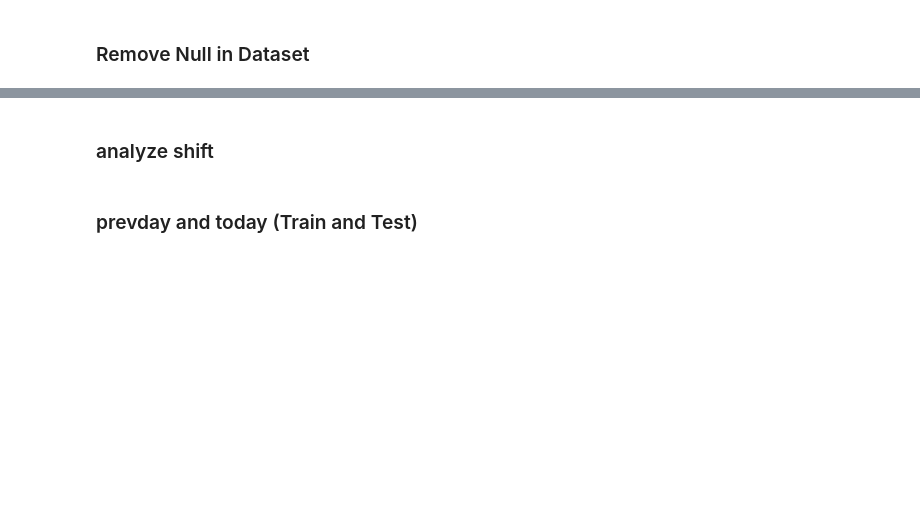
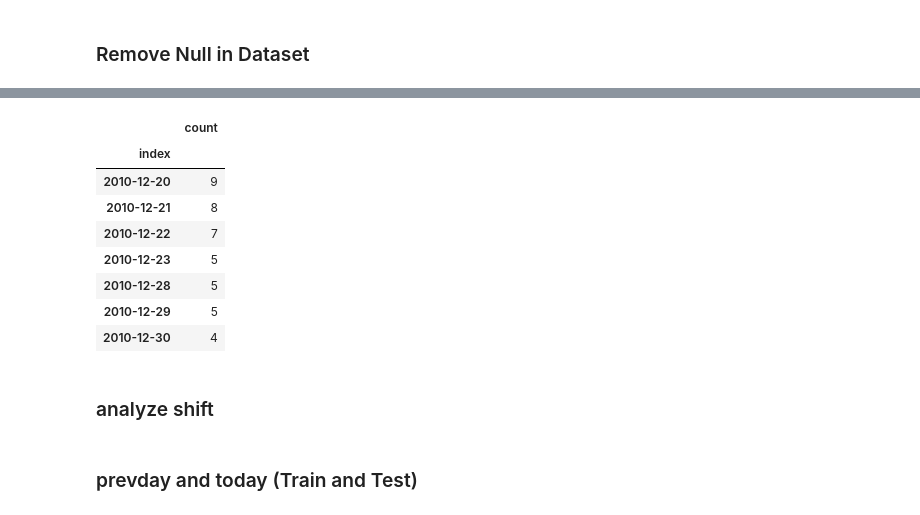
Before and after one commit to winglokhouse/slack-trading, a Jupyter notebook: EXP-find-correlated-stock-PrevClose-TodayClose-10-years-of history.ipynb, the cells around one changed output, grey strips where cells are left out. Saved outputs shown, nothing was run; the diff lists cells and outputs as text; code cells hidden in the pictures; blank space fills up the shorter version.

```diff
--- a/EXP-find-correlated-stock-PrevClose-TodayClose-10-years-of history.ipynb
+++ b/EXP-find-correlated-stock-PrevClose-TodayClose-10-years-of history.ipynb
@@ -223,2 +312,12 @@ dataset.shape
 # %%
-null_df[null_df['count']>=1230]
+null_df[null_df['count']>0]
+# %% [output]
+|  | count |
+| index |  |
+| 2010-12-20 | 9 |
+| 2010-12-21 | 8 |
+| 2010-12-22 | 7 |
+| 2010-12-23 | 5 |
+| 2010-12-28 | 5 |
+| 2010-12-29 | 5 |
+| 2010-12-30 | 4 |
```
Also changed, not shown: parts of 35 cells of this notebook, 2 other files.
